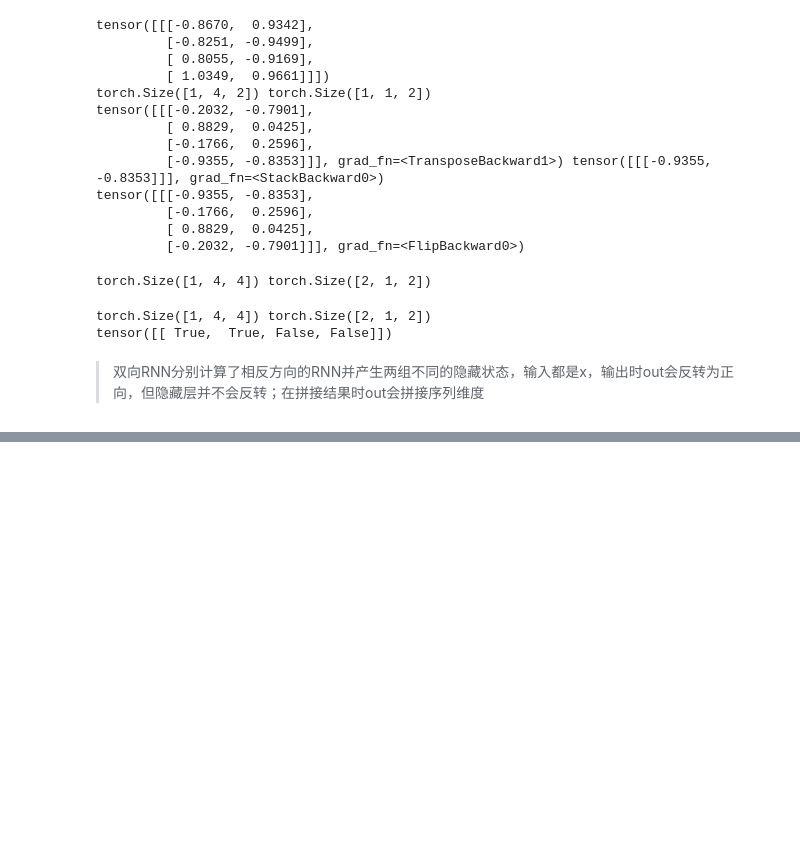
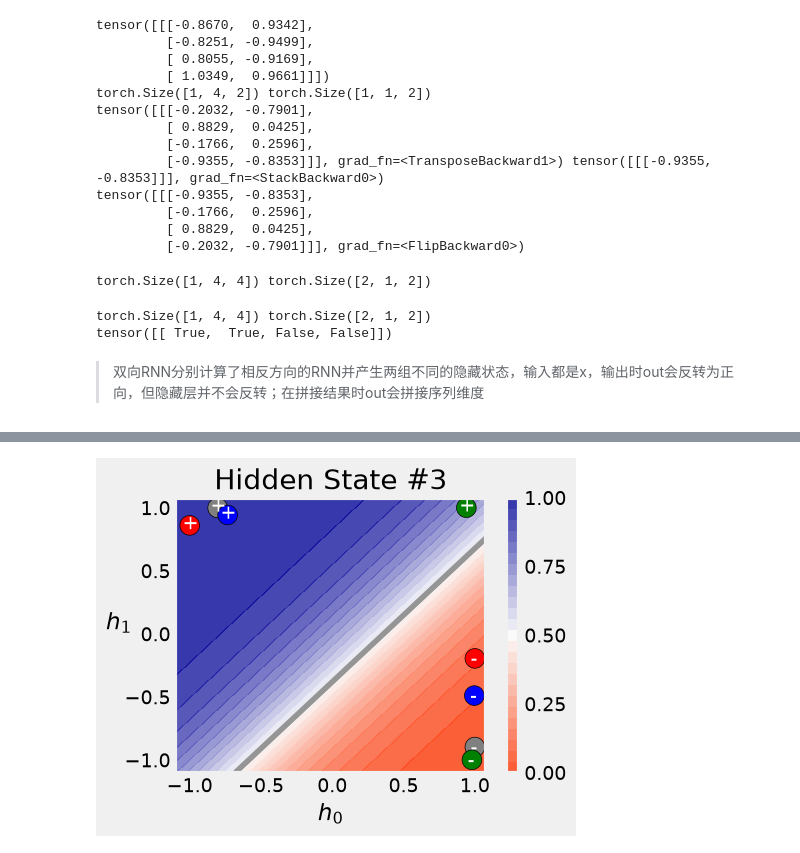
Before and after one commit to jhonprice/PyTorchStepByStep, a Jupyter notebook: Ch08Test.ipynb, the cells around one changed output, grey strips where cells are left out. Drawn from its saved outputs; the diff is of its cells as text; code cells hidden in the pictures; blank space fills up the shorter version.

```diff
--- a/Ch08Test.ipynb
+++ b/Ch08Test.ipynb
@@ -574,0 +747,25 @@ tensor([[ True,  True, False, False]])
+# %%
+# 程序8-8-3: 可视化隐藏状态空间的决策边界
+
+# canonical_contour 内部流程:
+#   1. 生成8条"规范路径"(canonical sequences):
+#      4条顺时针: 分别从A/B/C/D四个角出发, 沿正方形顺时针走一圈
+#      4条逆时针: 分别从A/B/C/D四个角出发, 沿正方形逆时针走一圈
+#      (无噪声, 每个角都是精确的[-1,-1][-1,1][1,1][1,-1])
+#   2. 8条序列通过 model → 得到8个最终隐藏状态 h₃ (形状 8×2)
+#   3. 在隐藏状态空间 (h₀, h₁) 上绘制 model.classifier 的概率等高线
+#      并将8个隐藏状态点叠加在等高线上
+#
+# 图中解读:
+#   背景色: 分类器在隐藏空间的决策区域
+#     红色区域 → 预测为顺时针(1), 蓝色区域 → 预测为逆时针(0)
+#   白色分割带: 概率≈0.5的分界区域(分类器不确定)
+#   '+' 标记: 4条顺时针路径的最终隐藏状态(应落入红色区域)
+#   '-' 标记: 4条逆时针路径的最终隐藏状态(应落入蓝色区域)
+#
+# 设计意图: 验证RNN是否学会了将不同方向的序列映射到隐藏空间中可线性分离的位置,
+#          '+'和'-'泾渭分明则说明RNN成功提取了方向特征
+
+fig = canonical_contour(model)
+# %% [output]
+[figure, added]
```
Also changed, not shown: parts of 28 cells of this notebook.
